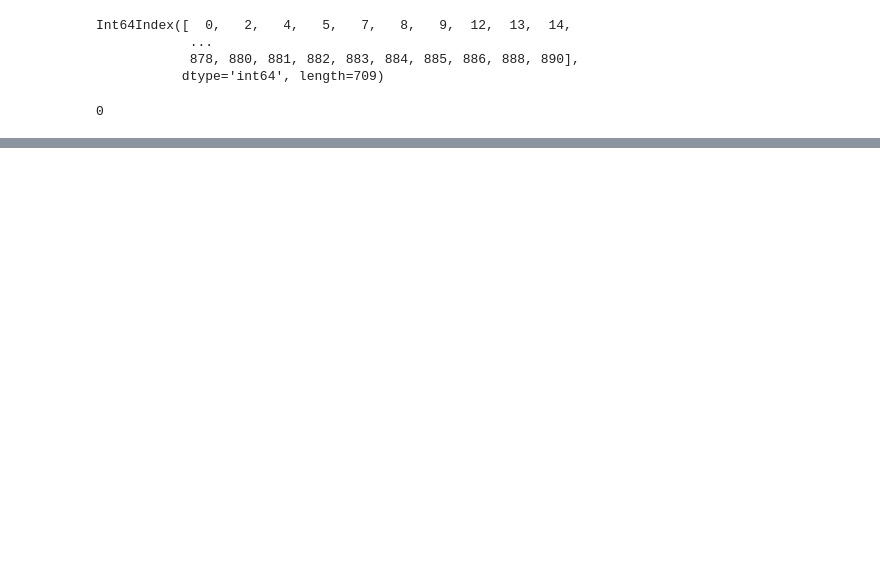
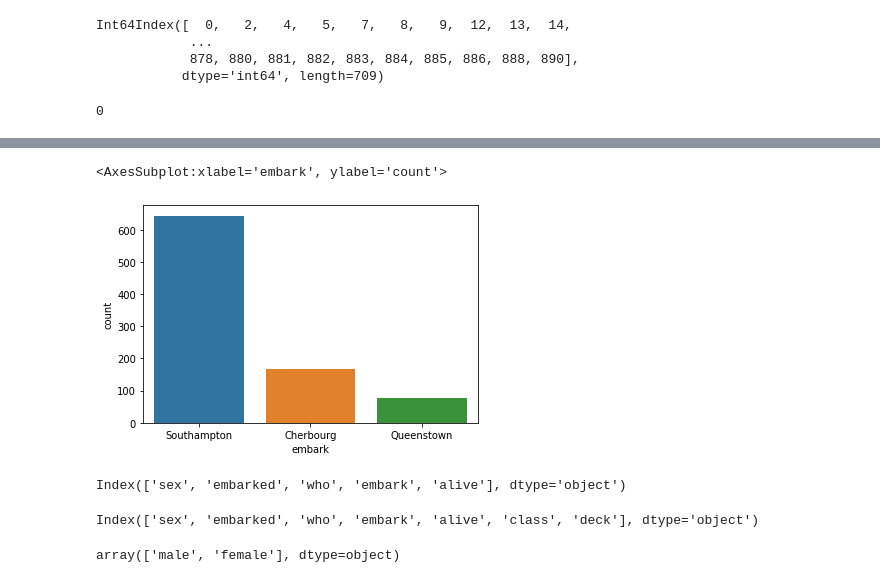
Before and after one commit to Yayawak/Matplotlib-learn-project, a Jupyter notebook: Basic pandas/clean-missing_data/missing_data_deal.ipynb, the cells around one changed output, grey strips where cells are left out. Cells and saved outputs as stored; diff of their text form; code cells hidden in the pictures; blank space fills up the shorter version.

```diff
--- a/Basic pandas/clean-missing_data/missing_data_deal.ipynb
+++ b/Basic pandas/clean-missing_data/missing_data_deal.ipynb
@@ -169,7 +169,7 @@ Int64Index([  0,   2,   4,   5,   7,   8,   9,  12,  13,  14,
             878, 880, 881, 882, 883, 884, 885, 886, 888, 890],
            dtype='int64', length=709)
 # %%
-col = ['age', '']
+col = ['age',]
 df[col] = df[col].fillna(df[col].mean())
 
 df.age.isnull().sum()
@@ -177,0 +221,6 @@ df.age.isnull().sum()
+# %%
+df = df.rename(columns={
+    'embark_town':'embark',
+    'pclass': 'passenger_class'
+})
+df.columns
@@ -177,0 +258,20 @@ df.age.isnull().sum()
+# %%
+sns.countplot(x=df.embark)
+# %% [output]
+<AxesSubplot:xlabel='embark', ylabel='count'>
+[figure, added]
+# %%
+cols_to_check = df.select_dtypes(include='object').columns
+cols_to_check
+# %% [output]
+Index(['sex', 'embarked', 'who', 'embark', 'alive'], dtype='object')
+# %%
+cols_to_check = cols_to_check.append(df.select_dtypes(
+    include='category').columns)
+cols_to_check
+# %% [output]
+Index(['sex', 'embarked', 'who', 'embark', 'alive', 'class', 'deck'], dtype='object')
+# %%
+df['sex'].unique()
+# %% [output]
+array(['male', 'female'], dtype=object)
```
Also changed, not shown: parts of 14 cells of this notebook, 8 other files.
